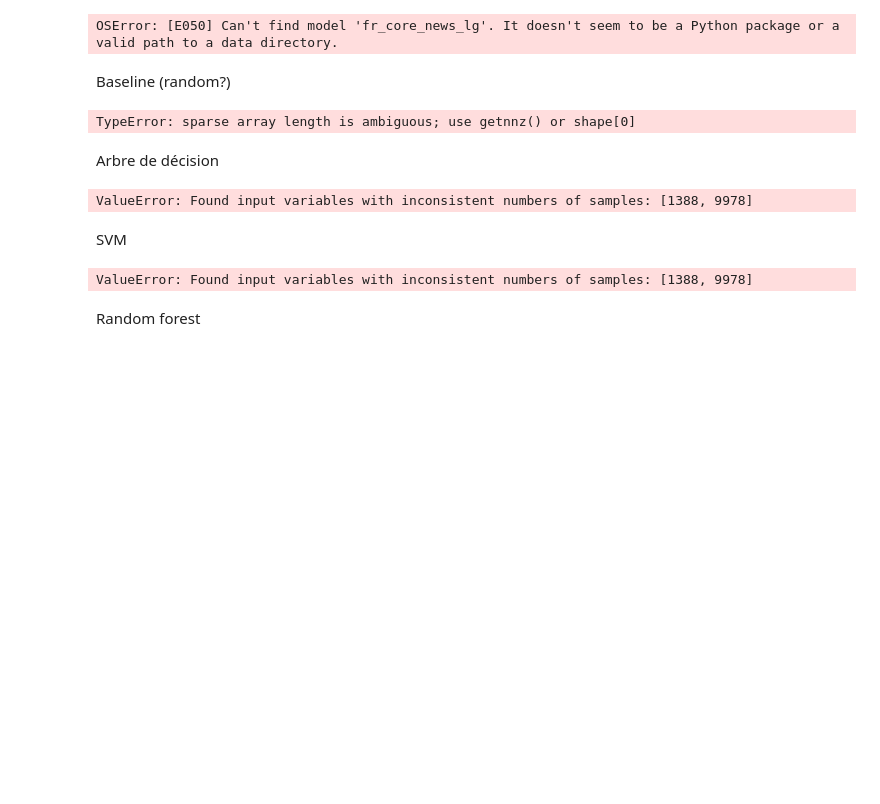
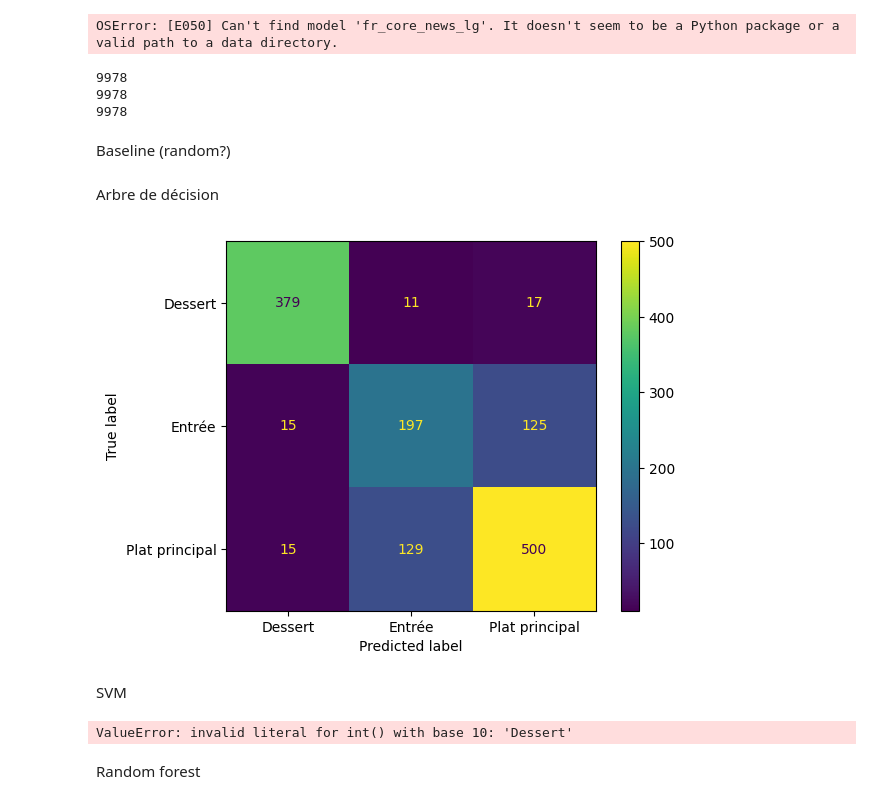
Before and after one commit to Raclax/Projet_TAL_marie_clara, a Jupyter notebook: src/traininf_nb.ipynb, the cells around one changed output. Saved outputs shown, nothing was run; the diff lists cells and outputs as text; code cells hidden in the pictures; blank space fills up the shorter version.

```diff
--- a/src/traininf_nb.ipynb
+++ b/src/traininf_nb.ipynb
@@ -74,57 +74,49 @@ OSError: [E050] Can't find model 'fr_core_news_lg'. It doesn't seem to be a Pyth
 df_train["text"] = df_train["titre"] + " " + df_train["recette"]
 df_test["text"] = df_test["titre"] + " " + df_test["recette"]
 df_validation["text"] = df_validation["titre"] + " " + df_validation["recette"]
+
+print(len(df_train["text"]))
+print(len(df_train["titre"]))
+print(len(df_train["recette"]))
+# %% [output]
+9978
+9978
+9978
 # %% [markdown]
 Baseline (random?)
 # %%
 vectorizer = TfidfVectorizer()
-x_train = vectorizer.fit_transform(df_test['text'])
+x_train = vectorizer.fit_transform(df_train['text'])
 x_test = vectorizer.transform(df_test['text'])
 x_validation = vectorizer.transform(df_validation['text'])
 
 y_train = df_train['type']
 y_test = df_test['type']
 y_validation = df_validation['type']
-
-# compter la taille de chaque classe
-print(len(x_train), len( y_train))
-# %% [output]
-TypeError: sparse array length is ambiguous; use getnnz() or shape[0]
 # %% [markdown]
 Arbre de décision
-# %%
-def decision_tree(matrix, classes):
-    dt_classifier = DecisionTreeClassifier()
-    y_pred = cross_val_predict(dt_classifier, matrix, classes, cv=10)
-    return y_pred
-
-decision_tree(x_train, y_train)
-# %% [output]
-ValueError: Found input variables with inconsistent numbers of samples: [1388, 9978]
+# %%
+clf = DecisionTreeClassifier(random_state=42)
+clf.fit(x_train, y_train)
+predictions = clf.predict(x_test)
+
+generate_confusion_matrix(predictions, y_test)
+# %% [output]
+[figure, added]
 # %% [markdown]
 SVM
 # %%
-def svm(matrix, classes):
-    svm_classifier = SVC(kernel='linear')
-    y_pred = cross_val_predict(svm_classifier, matrix, classes, cv=10)
-    return y_pred
-
-
 encoder = LabelEncoder()
 y_train = encoder.fit_transform(y_train)
 
 model = SVC(kernel='linear')
 model.fit(x_train, y_train)
 
-# model_cleaned = SVC(kernel='linear')
-# y_pred = cross_val_predict(model, x_train, y_train, cv=10)
-
-y_test = encoder.transform(df_test['label'])
-
+y_test = encoder.transform(y_test)
 y_pred = model.predict(x_test)
 #model_cleaned.fit(x_train_cleaned, y_train)
 # %% [output]
-ValueError: Found input variables with inconsistent numbers of samples: [1388, 9978]
+ValueError: invalid literal for int() with base 10: 'Dessert'
 # %% [markdown]
 Random forest
 # %%
```
Also changed, not shown: parts of 1 cell of this notebook.
